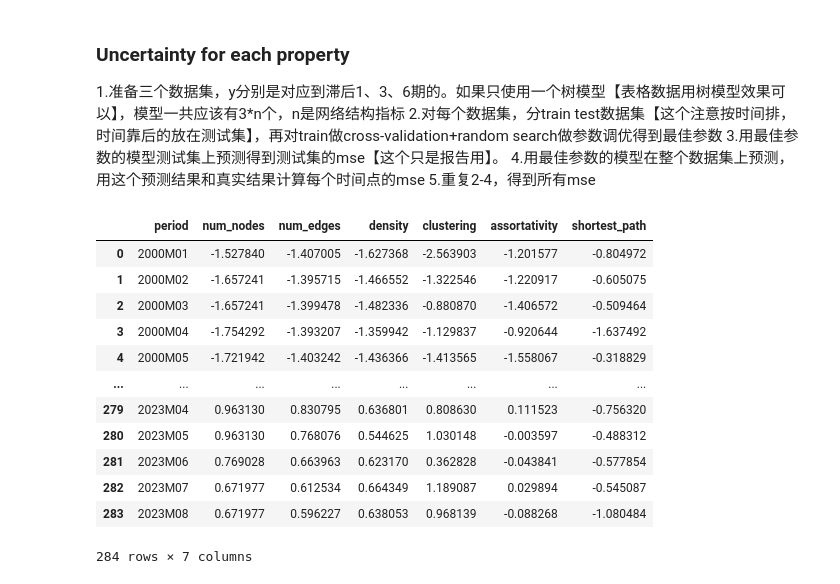
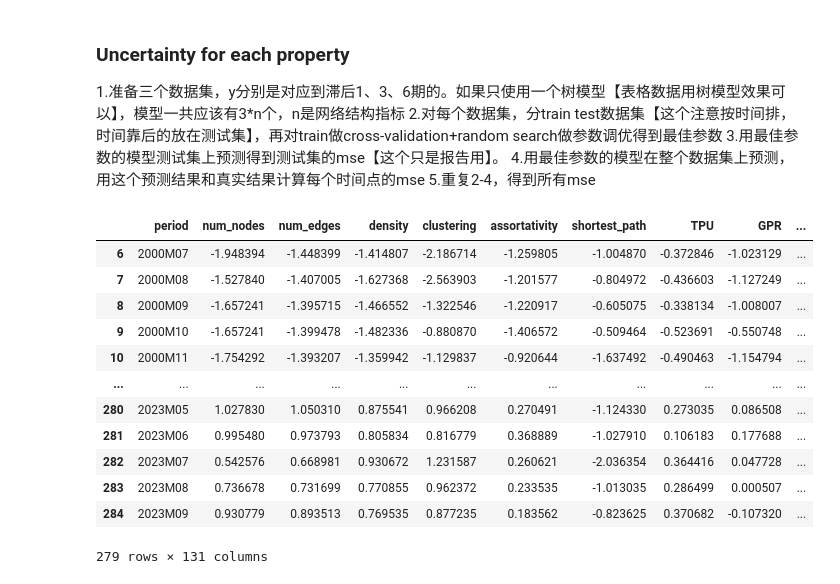
Before and after one commit to Sifan1997/Code_for_thesis, a Jupyter notebook: notebook/2_uncertainty_measurement.ipynb, the cells around one changed output. Saved outputs shown, nothing was run; the diff lists cells and outputs as text; code cells hidden in the pictures.

```diff
--- a/notebook/2_uncertainty_measurement.ipynb
+++ b/notebook/2_uncertainty_measurement.ipynb
@@ -9,3 +9,10 @@ from sklearn.model_selection import train_test_split, TimeSeriesSplit, Randomize
 from sklearn.ensemble import RandomForestRegressor
 from sklearn.metrics import mean_squared_error
 from scipy.stats import randint
+# %%
+target = pd.read_csv('../data/processed/properties.csv')
+features = pd.read_csv('../data/processed/features.csv')
+
+df = pd.merge(target, features, on='period')
+
+df
@@ -12,6 +33,4 @@ from scipy.stats import randint
 # %%
-df = pd.read_csv('../data/processed/properties.csv')
-
 # Assuming df is your DataFrame
 numerical_columns = df.columns.difference(['period'])  # Exclude 'Period'
 
@@ -50,40 +69,41 @@ df
 4.用最佳参数的模型在整个数据集上预测，用这个预测结果和真实结果计算每个时间点的mse
 5.重复2-4，得到所有mse
 # %%
+import pandas as pd
 
-# Assuming df is your DataFrame with columns: 'period', 'num_nodes', 'num_edges', 'density', 'avg_clustering', 'assortativity', 'avg_shortest_length'
+# Assuming df is your original DataFrame
+# Make sure to replace 'your_target_columns' with the actual names of your target columns
+target_columns = ['num_nodes', 'num_edges', 'density', 'clustering', 'assortativity', 'shortest_path']
 
-# Create lag1_df by shifting values by 1 period and removing the first row
+# Copy the original DataFrame to avoid modifying the original data
 lag1_df = df.copy()
-lag1_df.columns = [f'{col}' if col != 'period' else col for col in df.columns]
-lag1_df['period'] = lag1_df['period'].shift(1)
-lag1_df = lag1_df.dropna().reset_index(drop=True)
+lag3_df = df.copy()
+lag6_df = df.copy()
 
-# Create lag3_df by shifting values by 3 periods and removing the first 2 rows
-lag3_df = df.copy()
-lag3_df.columns = [f'{col}' if col != 'period' else col for col in df.columns]
-lag3_df['period'] = lag3_df['period'].shift(3)
-lag3_df = lag3_df.iloc[3:].reset_index(drop=True)
+# Shift target columns by 1, 3, and 6 periods in respective lag DataFrames
+for column in target_columns:
+    lag1_df[f'{column}'] = lag1_df[column].shift(1)
+    lag3_df[f'{column}'] = lag3_df[column].shift(3)
+    lag6_df[f'{column}'] = lag6_df[column].shift(6)
 
-# Create lag6_df by shifting values by 6 periods and removing the first 3 rows
-lag6_df = df.copy()
-lag6_df.columns = [f'{col}' if col != 'period' else col for col in df.columns]
-lag6_df['period'] = lag6_df['period'].shift(6)
-lag6_df = lag6_df.iloc[6:].reset_index(drop=True)
+# Drop rows with NaN values in lag DataFrames
+lag1_df = lag1_df.dropna()
+lag3_df = lag3_df.dropna()
+lag6_df = lag6_df.dropna()
 # %%
-lag1_df
+lag6_df
 # %% [output]
-|  | period | num_nodes | num_edges | density | clustering | assortativity | shortest_path |
-| 0 | 2000M01 | -1.527840 | -1.407005 | -1.627368 | -2.563903 | -1.201577 | -0.804972 |
-| 1 | 2000M02 | -1.657241 | -1.395715 | -1.466552 | -1.322546 | -1.220917 | -0.605075 |
-| 2 | 2000M03 | -1.657241 | -1.399478 | -1.482336 | -0.880870 | -1.406572 | -0.509464 |
-| 3 | 2000M04 | -1.754292 | -1.393207 | -1.359942 | -1.129837 | -0.920644 | -1.637492 |
-| 4 | 2000M05 | -1.721942 | -1.403242 | -1.436366 | -1.413565 | -1.558067 | -0.318829 |
-| ... | ... | ... | ... | ... | ... | ... | ... |
-| 279 | 2023M04 | 0.963130 | 0.830795 | 0.636801 | 0.808630 | 0.111523 | -0.756320 |
-| 280 | 2023M05 | 0.963130 | 0.768076 | 0.544625 | 1.030148 | -0.003597 | -0.488312 |
-| 281 | 2023M06 | 0.769028 | 0.663963 | 0.623170 | 0.362828 | -0.043841 | -0.577854 |
-| 282 | 2023M07 | 0.671977 | 0.612534 | 0.664349 | 1.189087 | 0.029894 | -0.545087 |
-| 283 | 2023M08 | 0.671977 | 0.596227 | 0.638053 | 0.968139 | -0.088268 | -1.080484 |
+|  | period | num_nodes | num_edges | density | clustering | assortativity | shortest_path | TPU | GPR | ... |
+| 6 | 2000M07 | -1.948394 | -1.448399 | -1.414807 | -2.186714 | -1.259805 | -1.004870 | -0.372846 | -1.023129 | ... |
+| 7 | 2000M08 | -1.527840 | -1.407005 | -1.627368 | -2.563903 | -1.201577 | -0.804972 | -0.436603 | -1.127249 | ... |
+| 8 | 2000M09 | -1.657241 | -1.395715 | -1.466552 | -1.322546 | -1.220917 | -0.605075 | -0.338134 | -1.008007 | ... |
+| 9 | 2000M10 | -1.657241 | -1.399478 | -1.482336 | -0.880870 | -1.406572 | -0.509464 | -0.523691 | -0.550748 | ... |
+| 10 | 2000M11 | -1.754292 | -1.393207 | -1.359942 | -1.129837 | -0.920644 | -1.637492 | -0.490463 | -1.154794 | ... |
+| ... | ... | ... | ... | ... | ... | ... | ... | ... | ... | ... |
+| 280 | 2023M05 | 1.027830 | 1.050310 | 0.875541 | 0.966208 | 0.270491 | -1.124330 | 0.273035 | 0.086508 | ... |
+| 281 | 2023M06 | 0.995480 | 0.973793 | 0.805834 | 0.816779 | 0.368889 | -1.027910 | 0.106183 | 0.177688 | ... |
+| 282 | 2023M07 | 0.542576 | 0.668981 | 0.930672 | 1.231587 | 0.260621 | -2.036354 | 0.364416 | 0.047728 | ... |
+| 283 | 2023M08 | 0.736678 | 0.731699 | 0.770855 | 0.962372 | 0.233535 | -1.013035 | 0.286499 | 0.000507 | ... |
+| 284 | 2023M09 | 0.930779 | 0.893513 | 0.769535 | 0.877235 | 0.183562 | -0.823625 | 0.370682 | -0.107320 | ... |
-284 rows × 7 columns
+279 rows × 131 columns
 # %%
```
Also changed, not shown: parts of 8 cells of this notebook, 10 other files.
